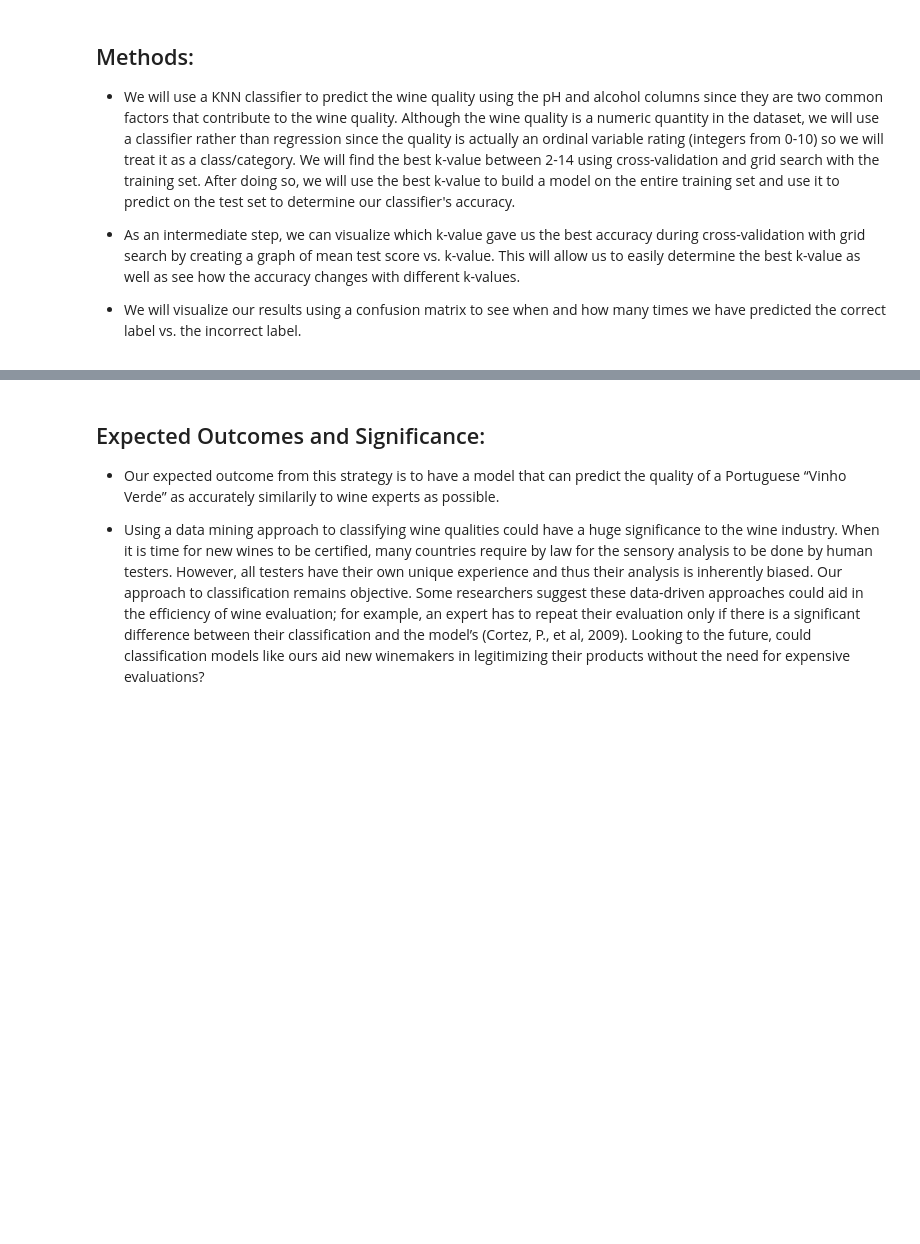
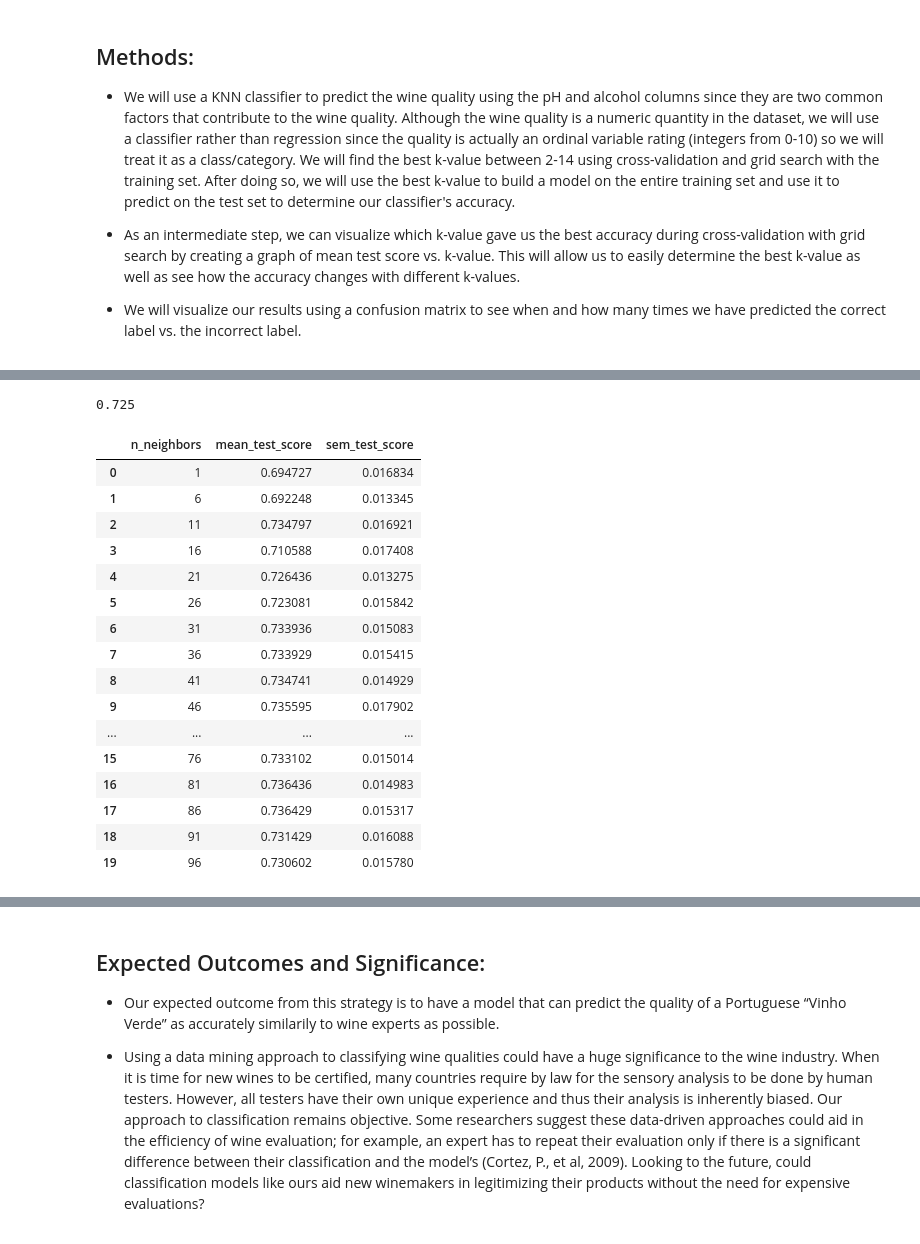
Before and after one commit to Mzyzy4444/DSCI100-GroupProject-, a Jupyter notebook: Group Project .ipynb, the cells around one changed output, grey strips where cells are left out. Cells and saved outputs as stored; diff of their text form; code cells hidden in the pictures; blank space fills up the shorter version.

```diff
--- a/Group Project .ipynb
+++ b/Group Project .ipynb
@@ -201,0 +241,68 @@ for var_plot in var_plots:
+# %%
+wine_acc1 = knn_fit.score(
+    wine_test.loc[:,["volatile_acidity","alcohol"]],
+    wine_test['quality']
+)
+wine_acc1
+# %% [output]
+0.725
+# %%
+# #Preprocess the data:
+# from sklearn.preprocessing import StandardScaler
+# from sklearn.compose import make_column_transformer
+# from sklearn.neighbors import KNeighborsClassifier
+# from sklearn.pipeline import make_pipeline
+# from sklearn.model_selection import GridSearchCV
+
+# wine_preprocessor = make_column_transformer (
+#     (StandardScaler(), ["alcohol","pH"]),
+# )
+
+
+
+# Parameter value selection
+knn = KNeighborsClassifier()
+wine_tune_pipe = make_pipeline(wine_preprocessor,knn)
+parameter_grid = {
+    "kneighborsclassifier__n_neighbors":range(1,100,5),
+}
+
+wine_tune_grid = GridSearchCV(
+    estimator = wine_tune_pipe,
+    param_grid = parameter_grid,
+    cv=10
+)
+
+accuracies_grid = pd.DataFrame(
+    wine_tune_grid
+    .fit(wine_train.loc[:,["volatile_acidity","alcohol"]],
+        wine_train["quality"]
+        ).cv_results_)
+
+accuracies_grid = accuracies_grid[["param_kneighborsclassifier__n_neighbors", "mean_test_score", "std_test_score"]
+              ].assign(
+                  sem_test_score = accuracies_grid["std_test_score"] / 10**(1/2)
+              ).rename(
+                  columns = {"param_kneighborsclassifier__n_neighbors" : "n_neighbors"}
+              ).drop(
+                  columns = ["std_test_score"]
+              )
+accuracies_grid
+# %% [output]
+|  | n_neighbors | mean_test_score | sem_test_score |
+| 0 | 1 | 0.694727 | 0.016834 |
+| 1 | 6 | 0.692248 | 0.013345 |
+| 2 | 11 | 0.734797 | 0.016921 |
+| 3 | 16 | 0.710588 | 0.017408 |
+| 4 | 21 | 0.726436 | 0.013275 |
+| 5 | 26 | 0.723081 | 0.015842 |
+| 6 | 31 | 0.733936 | 0.015083 |
+| 7 | 36 | 0.733929 | 0.015415 |
+| 8 | 41 | 0.734741 | 0.014929 |
+| 9 | 46 | 0.735595 | 0.017902 |
+| ... | ... | ... | ... |
+| 15 | 76 | 0.733102 | 0.015014 |
+| 16 | 81 | 0.736436 | 0.014983 |
+| 17 | 86 | 0.736429 | 0.015317 |
+| 18 | 91 | 0.731429 | 0.016088 |
+| 19 | 96 | 0.730602 | 0.015780 |
```
Also changed, not shown: parts of 9 cells of this notebook.
